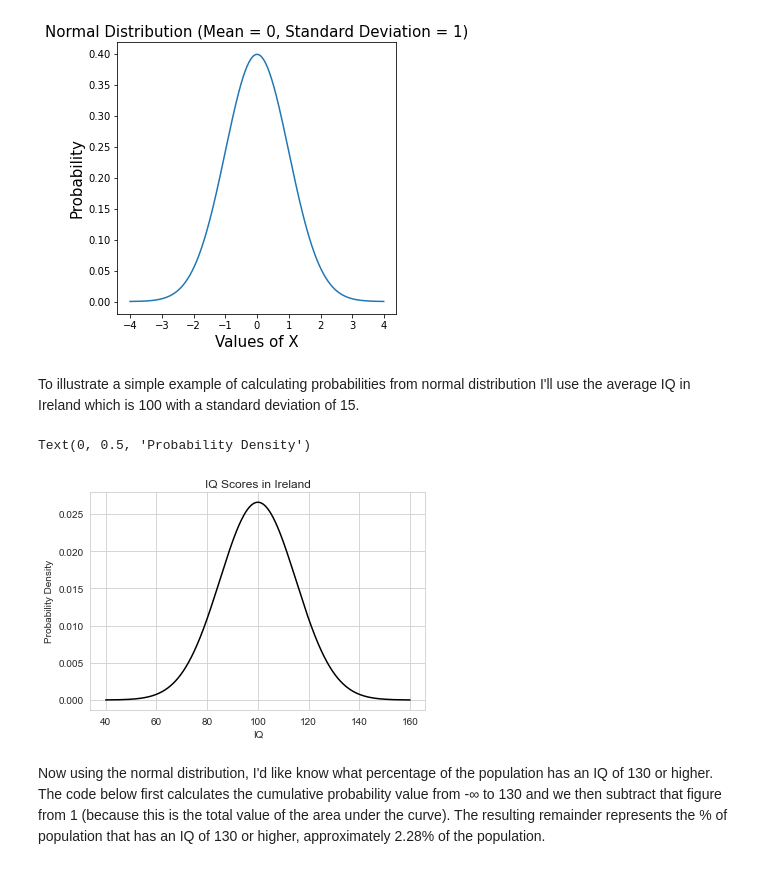
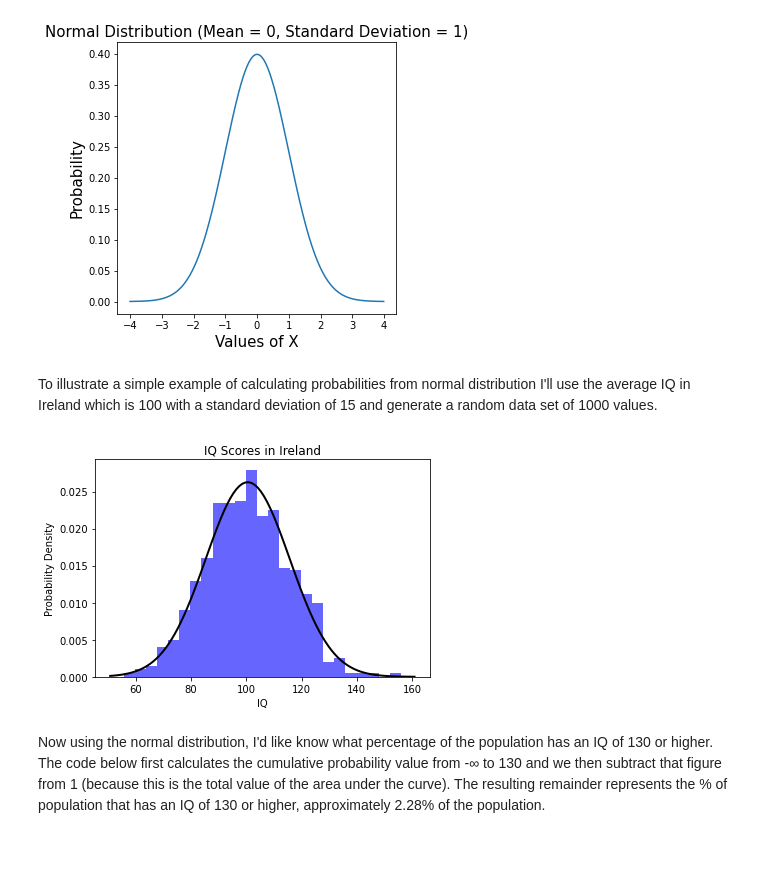
Before and after one commit to Scunnies/funddata_assessment, a Jupyter notebook: Normal Distribution/Normal Distribution Assessment Notebook.ipynb, the cells around one changed output. Cells and saved outputs as stored; diff of their text form; code cells hidden in the pictures.

```diff
--- a/Normal Distribution/Normal Distribution Assessment Notebook.ipynb
+++ b/Normal Distribution/Normal Distribution Assessment Notebook.ipynb
@@ -59,29 +63,36 @@ plt.show()
 # %% [output]
 [figure]
 # %% [markdown]
-To illustrate a simple example of calculating probabilities from normal distribution I'll use the average IQ in Ireland which is 100 with a standard deviation of 15.
+To illustrate a simple example of calculating probabilities from normal distribution I'll use the average IQ in Ireland which is 100 with a standard deviation of 15 and generate a random data set of 1000 values.
 # %%
 # import libraries
 
 from scipy.stats import norm
 import numpy as np
 import matplotlib.pyplot as plt
-import seaborn as sb
 
-# Creating the distribution
-data = np.arange(40, 160, 0.01) # specifying the range and step value
-pdf = norm.pdf(data, loc = 100, scale = 15) # where loc is our mean and scale is standard deviation
+# Generating random data set for IQs with 1000 values
+data = np.random.normal(100, 15, 1000)
 
-#Visualizing the distribution
+# Plotting the histogram
+plt.hist(data, bins=25, density=True, alpha=0.6, color='b')
 
-sb.set_style('whitegrid')
-sb.lineplot(x = data, y = pdf , color = 'black')
+#fitting a normal distribution to our data set
+mu, std = norm.fit(data)
+
+# Plot the PDF
+xmin, xmax = plt.xlim()
+x = np.linspace(xmin, xmax, 100)
+p = norm.pdf(x, mu, std)
+
+plt.plot(x, p, 'k', linewidth=2)
 plt.title("IQ Scores in Ireland")
 plt.xlabel('IQ')
 plt.ylabel('Probability Density')
+
+plt.show()
 # %% [output]
-Text(0, 0.5, 'Probability Density')
-[figure, old version]
+[figure, new version]
 # %% [markdown]
 Now using the normal distribution, I'd like know what percentage of the population has an IQ of 130 or higher.  The code below first calculates the cumulative probability value from -∞ to 130 and we then subtract that figure from 1 (because this is the total value of the area under the curve). The resulting remainder represents the % of population that has an IQ of 130 or higher, approximately 2.28% of the population.
 # %%
```
Also changed, not shown: parts of 4 cells of this notebook, 2 other files.
